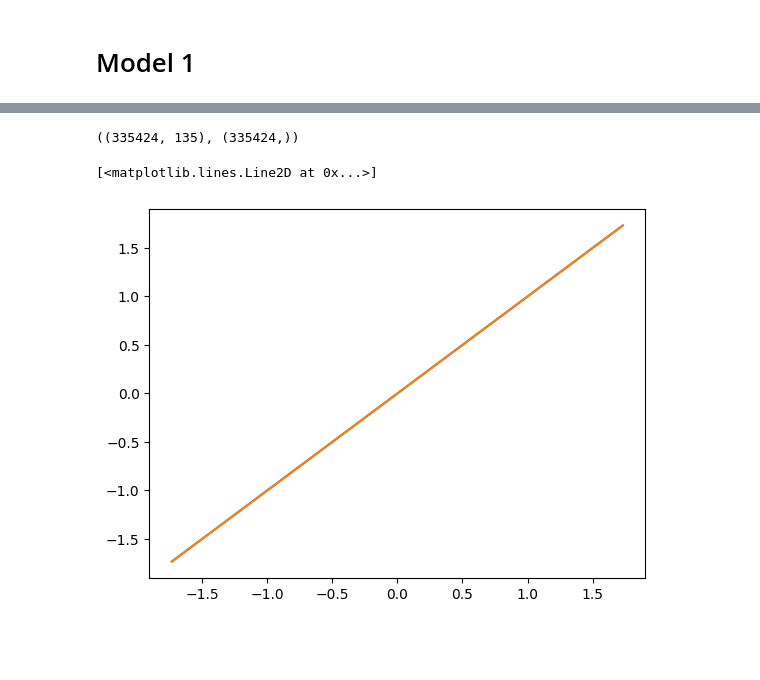
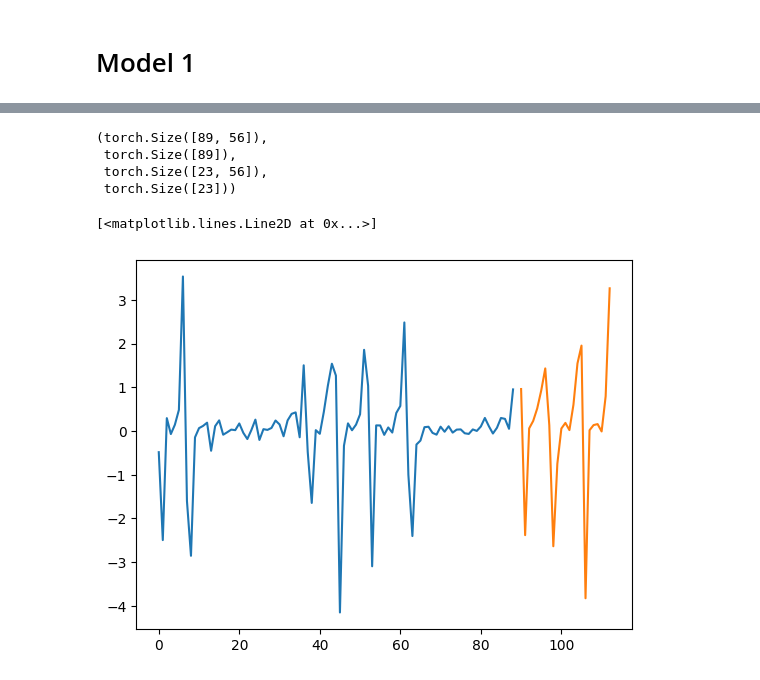
Before and after one commit to LiorShiboli/urinakysis-analysis, a Jupyter notebook: notebooks/walmart.ipynb, the cells around one changed output, grey strips where cells are left out. Saved outputs shown, nothing was run; the diff lists cells and outputs as text; code cells hidden in the pictures; blank space fills up the shorter version.

```diff
--- a/notebooks/walmart.ipynb
+++ b/notebooks/walmart.ipynb
@@ -367,9 +424,9 @@ y_test_df = y_test.copy()
 # %%
-x_train = torch.tensor(x_train_df.values, dtype=torch.float32)
-y_train = torch.tensor(y_train_df.values, dtype=torch.float32)
+x_train = torch.tensor(x_train.values, dtype=torch.float32)
+y_train = torch.tensor(y_train.values, dtype=torch.float32)
 
-x_test = torch.tensor(x_test_df.values, dtype=torch.float32)
-y_test = torch.tensor(y_test_df.values, dtype=torch.float32)
+x_test = torch.tensor(x_test.values, dtype=torch.float32)
+y_test = torch.tensor(y_test.values, dtype=torch.float32)
 # %%
 x_train.shape[1]
 # %% [output]
@@ -377,41 +434,13 @@ x_train.shape[1]
-# %%
-x_train = np.ndarray(x_train_df.values.shape)
-y_train = np.ndarray(y_train_df.values.shape)
-x_test = np.ndarray(x_test_df.values.shape)
-y_test = np.ndarray(y_test_df.values.shape)
-
-for i in range(x_train.shape[0]):
-    x_train[i, :] = i
-
-for i in range(y_train.shape[0]):
-    y_train[i] = i
-
-for i in range(x_test.shape[0]):
-    x_test[i, :] = i + y_train.max()
-
-for i in range(y_test.shape[0]):
-    y_test[i] = i + y_train.max()
-
-x_train.shape, y_train.shape
-# %% [output]
-((335424, 135), (335424,))
-# %%
-mean_size = y_train.mean()
-std_size = y_train.std()
-
-y_train = (y_train - mean_size) / std_size
-y_test = (y_test - mean_size) / std_size
-
-for column in range(x_train.shape[1]):
-    if x_train[:, column].max() > 1:
-        mean_size = x_train[:, column].mean()
-        std_size = x_train[:, column].std()
-
-        x_train[:, column] = (x_train[:, column] - mean_size) / std_size
-        x_test[:, column] = (x_test[:, column] - mean_size) / std_size
+# %%
+x_train.shape, y_train.shape, x_test.shape, y_test.shape
+# %% [output]
+(torch.Size([89, 56]),
+ torch.Size([89]),
+ torch.Size([23, 56]),
+ torch.Size([23]))
 # %%
-plt.plot(x_train[:,0], y_train)
-plt.plot(x_train[:,1], y_train)
+plt.plot(range(len(y_train)), y_train)
+plt.plot(range(len(y_train) + 1, len(y_train) + 1 +len(y_test)), y_test)
 # %% [output]
 [<matplotlib.lines.Line2D at 0x...>]
-[figure, old version]
+[figure, new version]
```
Also changed, not shown: parts of 45 cells of this notebook.
